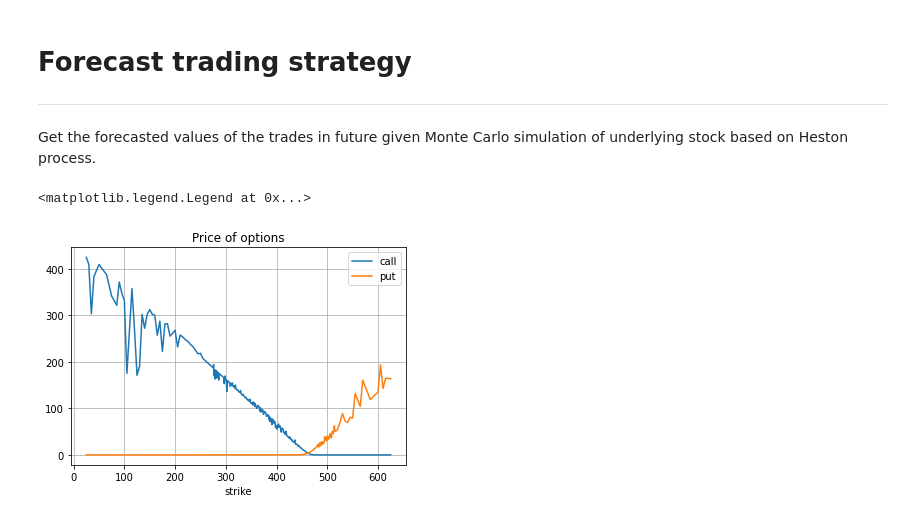
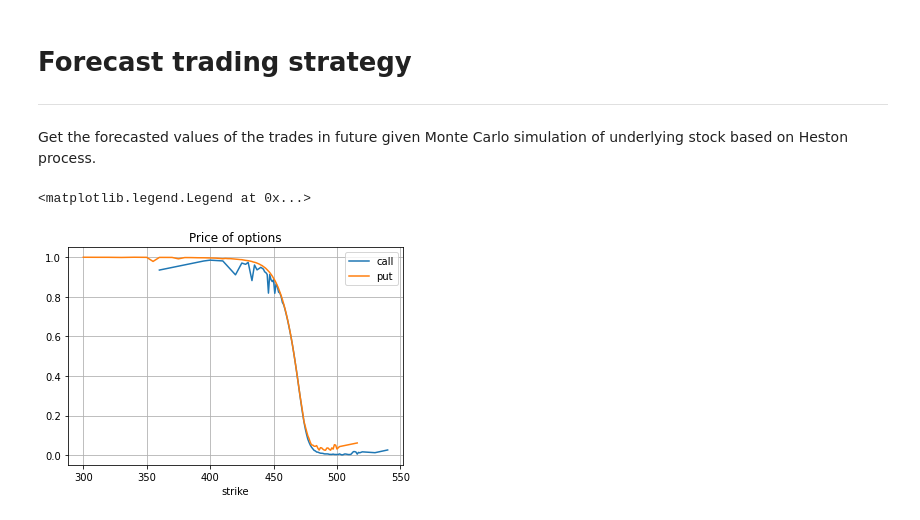
Before and after one commit to sidbannet/stockhealth, a Jupyter notebook: examples/trading-strategy-forecast.ipynb, the cells around one changed output. Cells and saved outputs as stored; diff of their text form; code cells hidden in the pictures.

```diff
--- a/examples/trading-strategy-forecast.ipynb
+++ b/examples/trading-strategy-forecast.ipynb
@@ -26,23 +26,25 @@ sim_stock = Heston(trained_model=mdl, number_of_days=3)
 # %%
 call_chain = stock.options_chain__(
-    expiry_date=date(2021, 12, 17),
+    expiry_date=date(2022, 1, 18),
     type_of_transaction=TransactionType.call,
     interest_rate=0.01,
+    greek_on=True,
 )
 put_chain = stock.options_chain__(
-    expiry_date=date(2021, 12, 17),
+    expiry_date=date(2022, 1, 18),
     type_of_transaction=TransactionType.put,
     interest_rate=0.01,
+    greek_on=True,
 )
 # %%
-chain_property = 'lastPrice'
+chain_property = 'delta'
 axs = call_chain[chain_property].plot(grid=True, label='call')
 put_chain[chain_property].plot(grid=True, ax=axs, label='put')
 axs.set_title('Price of options')
 axs.legend()
 # %% [output]
 <matplotlib.legend.Legend at 0x...>
-[figure, old version]
+[figure, new version]
 # %%
 option1 = Bs(
     S=mdl.history['latest close'],
```
Also changed, not shown: parts of 9 cells of this notebook.
